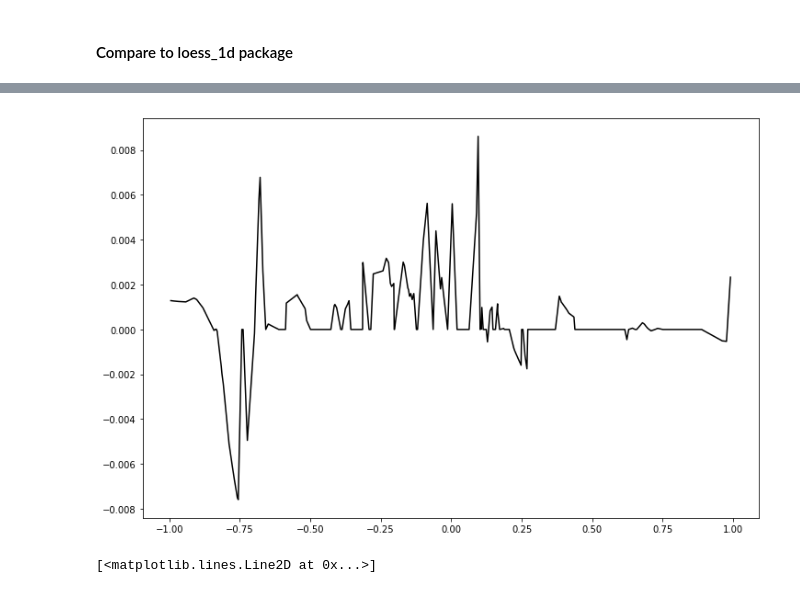
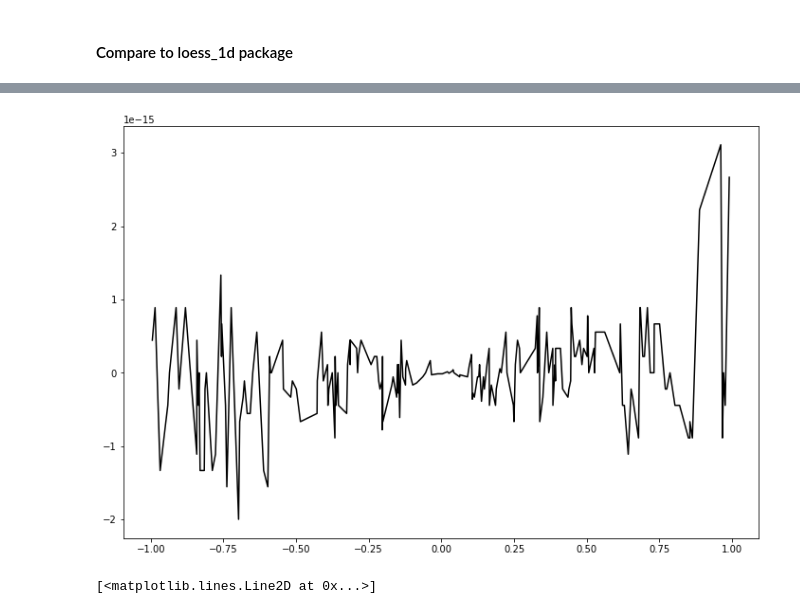
Before and after one commit to mnlevy1981/MARBL-notebooks, a Jupyter notebook: Loess step by step.ipynb, the cells around one changed output, grey strips where cells are left out. Cells and saved outputs as stored; diff of their text form; code cells hidden in the pictures.

```diff
--- a/Loess step by step.ipynb
+++ b/Loess step by step.ipynb
@@ -22,15 +45,16 @@ matplotlib.rcParams['figure.figsize'] = (12.0, 8.0) # Large figures
 # %%
-# use same x values as in Loess example, because why not
-tot_points = 200
-np.random.seed(123)
-x = np.random.uniform(-1, 1, tot_points)
-x.sort()
+# use same x values as loess_1d example
+x = np.sort(np.random.uniform(-1, 1, tot_points))
 
+# use same y values as loess_1d example
+# (1) start with y = sin(3x)
 y_true = np.sin(3*x)
-sigy = 0.4
-y_eval = np.random.normal(y_true, sigy)
+# (2) add some small random noise (sigma = 0.4)
+y_eval = np.random.normal(y_true, 0.4)
+# (3) to 10% of the points, add larger random noise (sigma = 2)
+bad_inds = np.random.randint(0, tot_points, int(tot_points*0.1))
+y_eval[bad_inds] += np.random.normal(0, 2, bad_inds.size)
 
-nbad = int(tot_points*0.1) # 10% outliers
-w = np.random.randint(0, tot_points, nbad)  # random indices from 0-n
-y_eval[w] += np.random.normal(0, 5*sigy, nbad)
+# initialize class
+test = loess(x, y_eval)
 # %%
@@ -96,7 +78,7 @@ d = 1  # We will use linear regression
 # Pick a point ~1/3 of the way into the domain
 i = tot_points//3
 
-betas, xj, yj = polyfit_at_point_i(x, y_eval, i, n, d)
+betas, xj, yj = test.poly_fit_at_i(i, n, d)
 
 yhati = 0
 yhat = np.zeros(xj.shape)
@@ -129,7 +111,7 @@ d = 1  # We will use linear regression
 # Pick a point ~1/3 of the way into the domain
 i = tot_points//3
 
-betas, xj, yj = polyfit_at_point_i(x, y_eval, i, n, d, t=2)
+betas, xj, yj = test.poly_fit_at_i(i, n, d, t=2)
 
 yhati = 0
 yhat2 = np.zeros(xj.shape)
@@ -156,13 +138,3 @@ plt.plot(x[i], yhati, 'go', markersize=7.5)
 [figure]
 # %% [markdown]
 #### 3. Repeat this process for all nodes
-# %%
-%%time
-
-yhat2 = np.zeros(tot_points)
-for i in range(0, tot_points):
-    betas, _, _ = polyfit_at_point_i(x, y_eval, i, n ,d, t=2)
-    for p, beta in enumerate(betas):
-        yhat2[i] += beta * (x[i]**p)
-
-RMSE(yhat2, y_true)
@@ -187,6 +162,6 @@ plt.plot(x, yhat2, 'go')
 RMSE(yout, y_true)
 
 diff = yout - yhat2
-plt.plot(x, diff, 'k')
+plt.plot(test.x, diff, 'k')
 print("Largest difference between loess package and code above: {}".format(np.max(np.abs(diff))))
 # %% [output]
@@ -197,3 +172,3 @@ Largest difference between loess package and code above: 0.008615650250092283
-[figure, old version]
+[figure, new version]
 # %%
 # True distribution is solid black
```
Also changed, not shown: parts of 13 cells of this notebook, 1 other file.
